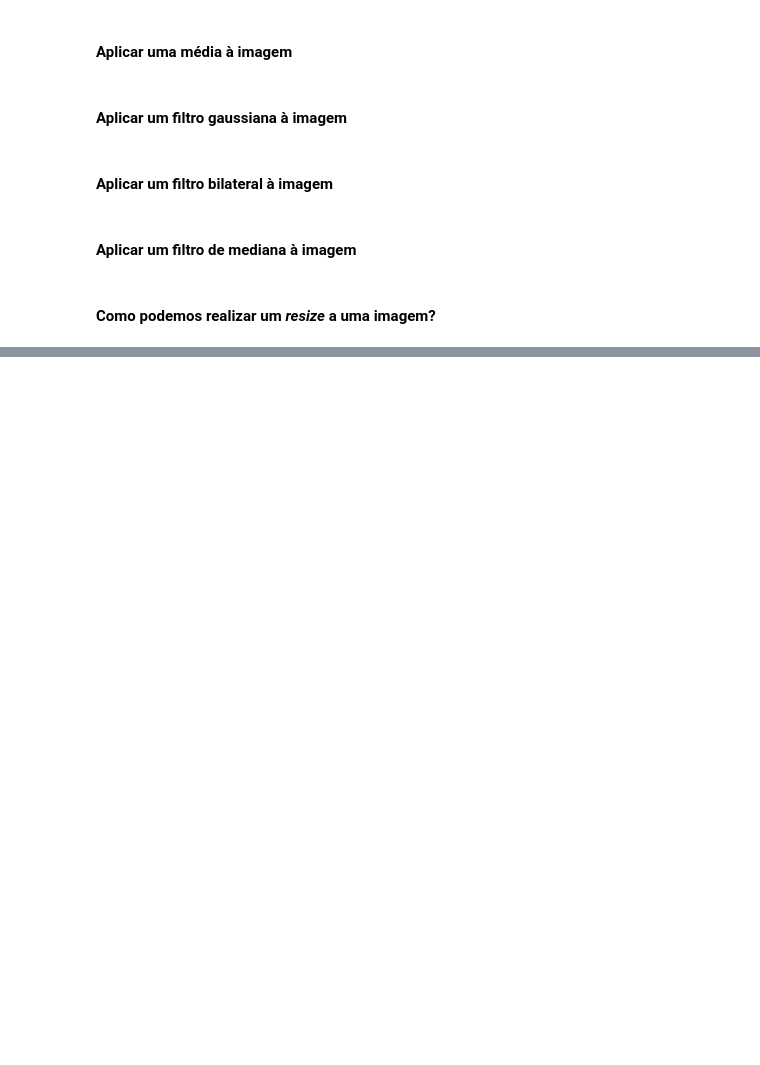
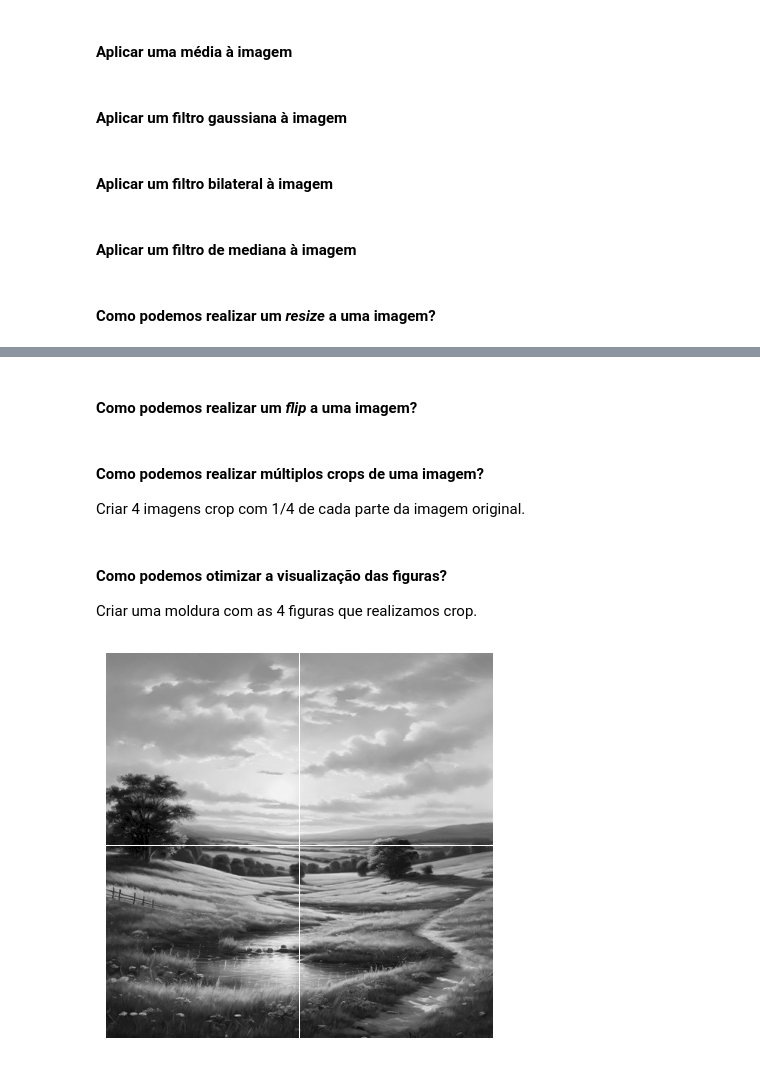
Before and after one commit to TiagoJCP/Visual_Image_Processing, a Jupyter notebook: ComputerVision/2-ComputerVision.ipynb, the cells around one changed output, grey strips where cells are left out. Saved outputs shown, nothing was run; the diff lists cells and outputs as text; code cells hidden in the pictures; blank space fills up the shorter version.

```diff
--- a/ComputerVision/2-ComputerVision.ipynb
+++ b/ComputerVision/2-ComputerVision.ipynb
@@ -37,0 +128,2 @@ cv2.destroyAllWindows()  # Close all OpenCV windows
+# %% [markdown]
+#### Como podemos realizar um *flip* a uma imagem?
@@ -37,0 +143,3 @@ cv2.destroyAllWindows()  # Close all OpenCV windows
+# %% [markdown]
+#### Como podemos realizar múltiplos crops de uma imagem?
+Criar 4 imagens crop com 1/4 de cada parte da imagem original.
@@ -37,0 +168,34 @@ cv2.destroyAllWindows()  # Close all OpenCV windows
+# %% [markdown]
+#### Como podemos otimizar a visualização das figuras?
+
+Criar uma moldura com as 4 figuras que realizamos crop.
+# %%
+import matplotlib.pyplot as plt
+import cv2
+
+def show_4figures_frame(img1, img2, img3, img4, title1='', title2='', title3='', title4=''):
+
+    _ , axes = plt.subplots(2,2, figsize=(5,5))
+
+    axes[0, 0].imshow(cv2.cvtColor(img1, cv2.COLOR_BGR2RGB))
+    axes[0, 0].set_title(title1)
+    axes[0, 0].axis('off')
+
+    axes[0, 1].imshow(cv2.cvtColor(img2, cv2.COLOR_BGR2RGB))
+    axes[0, 1].set_title(title2)
+    axes[0, 1].axis('off')
+
+    axes[1, 0].imshow(cv2.cvtColor(img3, cv2.COLOR_BGR2RGB))
+    axes[1, 0].set_title(title3)
+    axes[1, 0].axis('off')
+
+    axes[1, 1].imshow(cv2.cvtColor(img4, cv2.COLOR_BGR2RGB))
+    axes[1, 1].set_title(title4)
+    axes[1, 1].axis('off')
+
+    plt.subplots_adjust(wspace=0, hspace=0)
+
+
+show_4figures_frame(cropped1, cropped2, cropped3, cropped4)
+# %% [output]
+[figure, added]
```
Also changed, not shown: parts of 12 cells of this notebook, 8 other files.
